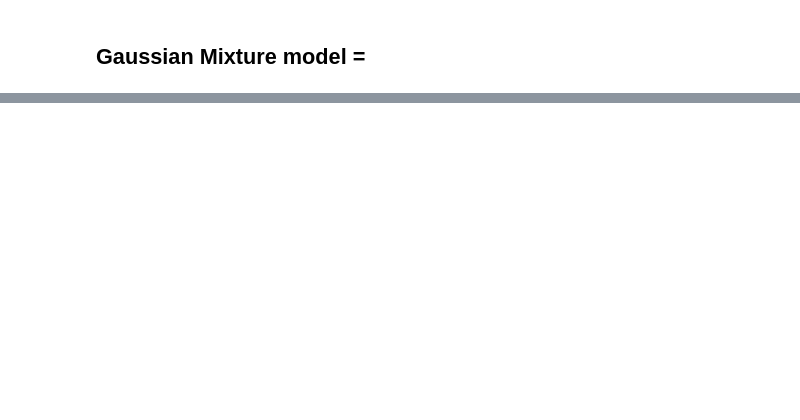
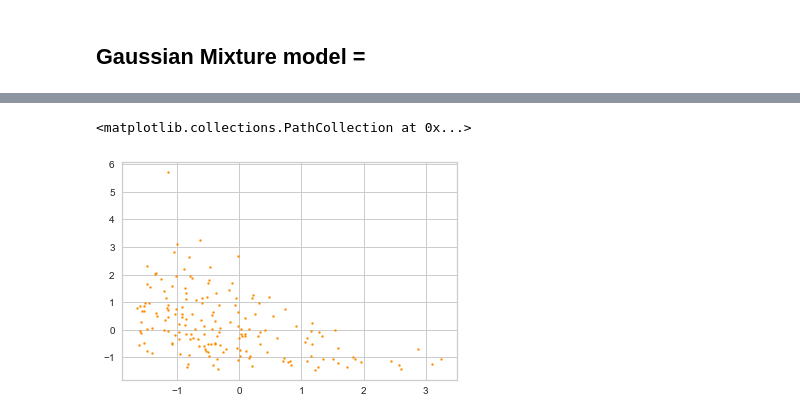
Before and after one commit to pauldelacour/data_sc_lab, a Jupyter notebook: task_02/plot_dis/Gaussian Mixture model.ipynb, the cells around one changed output, grey strips where cells are left out. Drawn from its saved outputs; the diff is of its cells as text; code cells hidden in the pictures; blank space fills up the shorter version.

```diff
--- a/task_02/plot_dis/Gaussian Mixture model.ipynb
+++ b/task_02/plot_dis/Gaussian Mixture model.ipynb
@@ -188,0 +206,11 @@ np.mean(X_train[:,0])
+# %%
+n=0
+axis1 = 0
+axis2 = 1
+color = 'darkorange'
+target_names = ['h' , 'a']
+data = X_tot[y_tot == n ]
+plt.scatter(data[:, axis1], data[:, axis2], s=4, color=color,label = target_names[n])
+# %% [output]
+<matplotlib.collections.PathCollection at 0x...>
+[figure, added]
```
Also changed, not shown: parts of 7 cells of this notebook, 7 other files.
